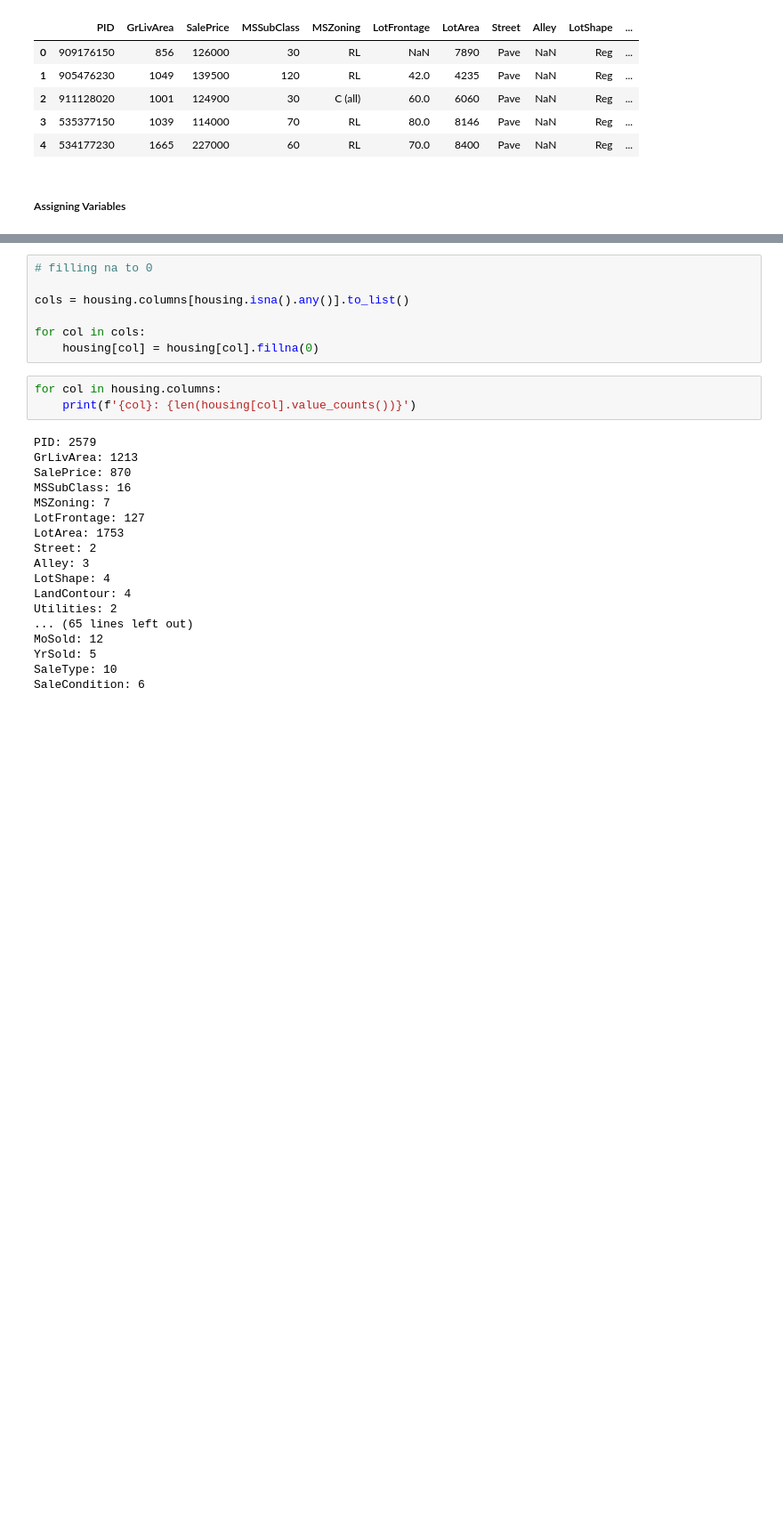
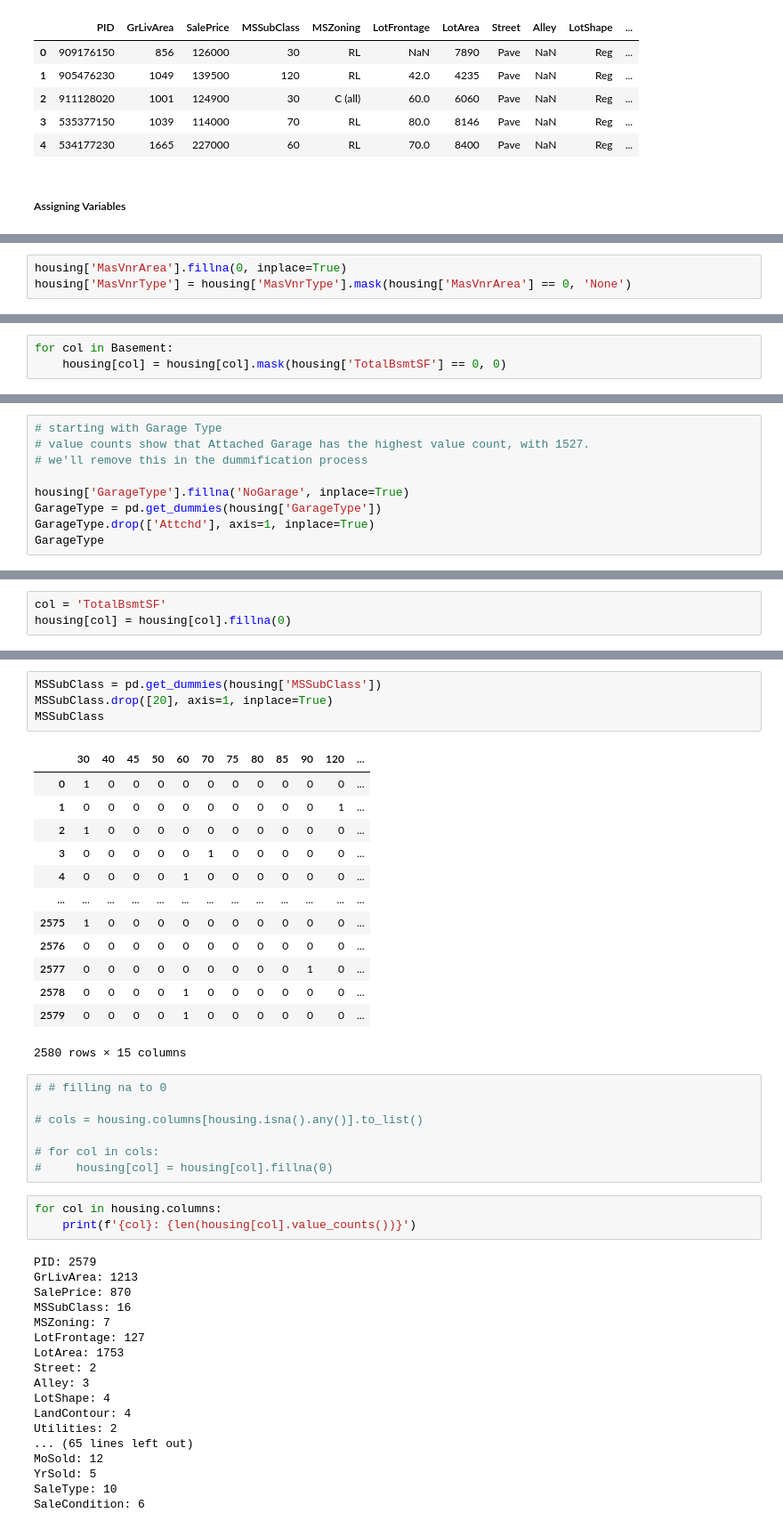
Before and after one commit to danielosetiawan/Ames_Housing_ML, a Jupyter notebook: DS - Ames.ipynb, the cells around one changed output, grey strips where cells are left out. Shown at 89% size. Saved outputs shown, nothing was run; the diff lists cells and outputs as text; blank space fills up the shorter version.

```diff
--- a/DS - Ames.ipynb
+++ b/DS - Ames.ipynb
@@ -43,0 +352,3 @@ housing.head()
+# %%
+housing['MasVnrArea'].fillna(0, inplace=True)
+housing['MasVnrType'] = housing['MasVnrType'].mask(housing['MasVnrArea'] == 0, 'None')
@@ -43,0 +402,3 @@ housing.head()
+# %%
+for col in Basement:
+    housing[col] = housing[col].mask(housing['TotalBsmtSF'] == 0, 0)
@@ -43,0 +443,9 @@ housing.head()
+# %%
+# starting with Garage Type
+# value counts show that Attached Garage has the highest value count, with 1527.
+# we'll remove this in the dummification process
+
+housing['GarageType'].fillna('NoGarage', inplace=True)
+GarageType = pd.get_dummies(housing['GarageType'])
+GarageType.drop(['Attchd'], axis=1, inplace=True)
+GarageType
@@ -43,0 +497,3 @@ housing.head()
+# %%
+col = 'TotalBsmtSF'
+housing[col] = housing[col].fillna(0)
@@ -44,10 +603,28 @@ housing.head()
+# %%
+MSSubClass = pd.get_dummies(housing['MSSubClass'])
+MSSubClass.drop([20], axis=1, inplace=True)
+MSSubClass
+# %% [output]
+|  | 30 | 40 | 45 | 50 | 60 | 70 | 75 | 80 | 85 | 90 | 120 | ... |
+| 0 | 1 | 0 | 0 | 0 | 0 | 0 | 0 | 0 | 0 | 0 | 0 | ... |
+| 1 | 0 | 0 | 0 | 0 | 0 | 0 | 0 | 0 | 0 | 0 | 1 | ... |
+| 2 | 1 | 0 | 0 | 0 | 0 | 0 | 0 | 0 | 0 | 0 | 0 | ... |
+| 3 | 0 | 0 | 0 | 0 | 0 | 1 | 0 | 0 | 0 | 0 | 0 | ... |
+| 4 | 0 | 0 | 0 | 0 | 1 | 0 | 0 | 0 | 0 | 0 | 0 | ... |
+| ... | ... | ... | ... | ... | ... | ... | ... | ... | ... | ... | ... | ... |
+| 2575 | 1 | 0 | 0 | 0 | 0 | 0 | 0 | 0 | 0 | 0 | 0 | ... |
+| 2576 | 0 | 0 | 0 | 0 | 0 | 0 | 0 | 0 | 0 | 0 | 0 | ... |
+| 2577 | 0 | 0 | 0 | 0 | 0 | 0 | 0 | 0 | 0 | 1 | 0 | ... |
+| 2578 | 0 | 0 | 0 | 0 | 1 | 0 | 0 | 0 | 0 | 0 | 0 | ... |
+| 2579 | 0 | 0 | 0 | 0 | 1 | 0 | 0 | 0 | 0 | 0 | 0 | ... |
+2580 rows × 15 columns
 # %%
-# filling na to 0
+# # filling na to 0
 
-cols = housing.columns[housing.isna().any()].to_list()
+# cols = housing.columns[housing.isna().any()].to_list()
 
-for col in cols:
-    housing[col] = housing[col].fillna(0)
+# for col in cols:
+#     housing[col] = housing[col].fillna(0)
 # %%
 for col in housing.columns:
     print(f'{col}: {len(housing[col].value_counts())}')
```
Also changed, not shown: parts of 59 cells of this notebook.
